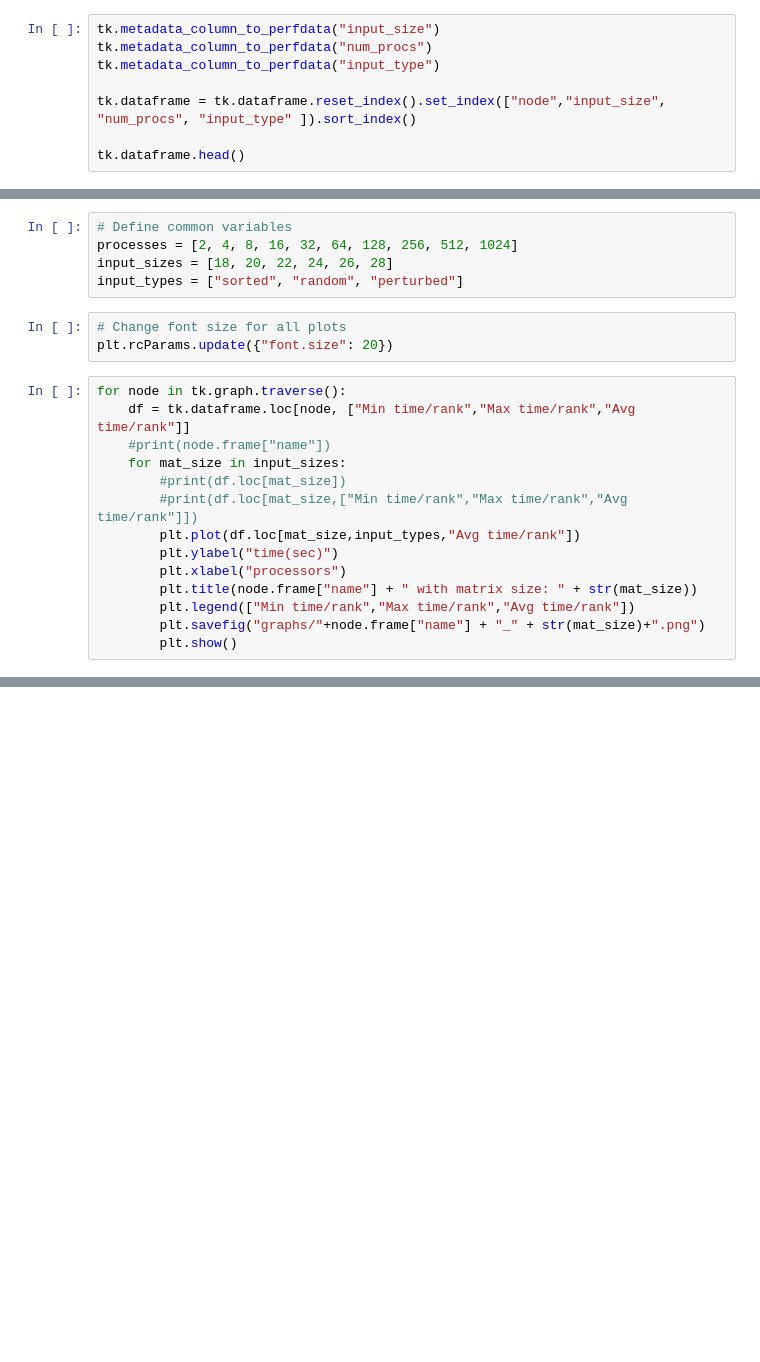
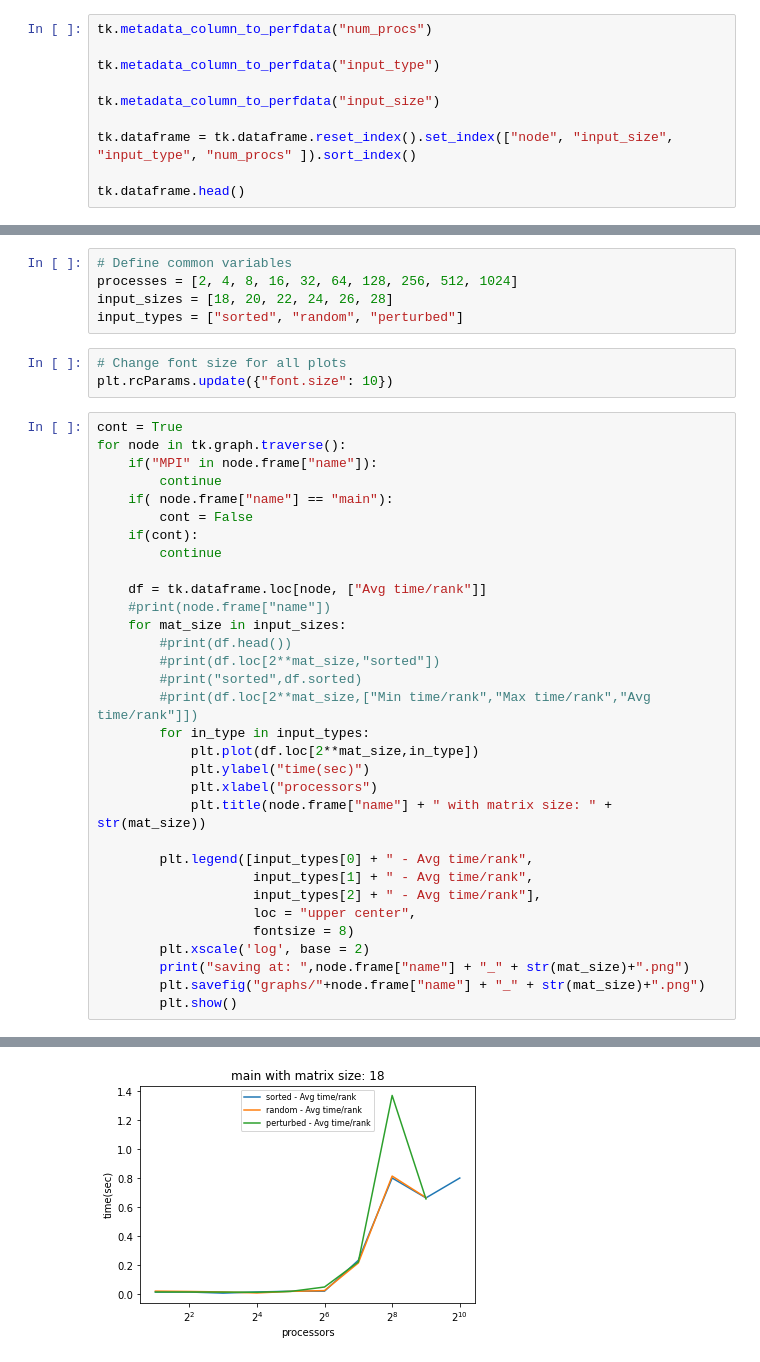
Before and after one commit to rsingh032503/Project_2024, a Jupyter notebook: radix_sort/radix_sort_analysis.ipynb, the cells around one changed output, grey strips where cells are left out. Drawn from its saved outputs; the diff is of its cells as text; blank space fills up the shorter version.

Commit message:
updated analysis and added graphs

```diff
--- a/radix_sort/radix_sort_analysis.ipynb
+++ b/radix_sort/radix_sort_analysis.ipynb
@@ -25,10 +84,12 @@ print(tk.tree(metric_column="Avg time/rank"))
 # %% [markdown]
 Group Performance data by `matrix_size` in the Thicket metadata table.
 # %%
-tk.metadata_column_to_perfdata("input_size")
 tk.metadata_column_to_perfdata("num_procs")
+
 tk.metadata_column_to_perfdata("input_type")
 
-tk.dataframe = tk.dataframe.reset_index().set_index(["node","input_size", "num_procs", "input_type" ]).sort_index()
+tk.metadata_column_to_perfdata("input_size")
+
+tk.dataframe = tk.dataframe.reset_index().set_index(["node", "input_size", "input_type", "num_procs" ]).sort_index()
 
 tk.dataframe.head()
@@ -39,18 +108,37 @@ input_sizes = [18, 20, 22, 24, 26, 28]
 input_types = ["sorted", "random", "perturbed"]
 # %%
 # Change font size for all plots
-plt.rcParams.update({"font.size": 20})
+plt.rcParams.update({"font.size": 10})
 # %%
+cont = True
 for node in tk.graph.traverse():
-    df = tk.dataframe.loc[node, ["Min time/rank","Max time/rank","Avg time/rank"]]
+    if("MPI" in node.frame["name"]):
+        continue
+    if( node.frame["name"] == "main"):
+        cont = False
+    if(cont):
+        continue
+
+    df = tk.dataframe.loc[node, ["Avg time/rank"]]
     #print(node.frame["name"])
     for mat_size in input_sizes:
-        #print(df.loc[mat_size])
-        #print(df.loc[mat_size,["Min time/rank","Max time/rank","Avg time/rank"]])
-        plt.plot(df.loc[mat_size,input_types,"Avg time/rank"])
-        plt.ylabel("time(sec)")
-        plt.xlabel("processors")
-        plt.title(node.frame["name"] + " with matrix size: " + str(mat_size))
-        plt.legend(["Min time/rank","Max time/rank","Avg time/rank"])
+        #print(df.head())
+        #print(df.loc[2**mat_size,"sorted"])
+        #print("sorted",df.sorted)
+        #print(df.loc[2**mat_size,["Min time/rank","Max time/rank","Avg time/rank"]])
+        for in_type in input_types:
+            plt.plot(df.loc[2**mat_size,in_type])
+            plt.ylabel("time(sec)")
+            plt.xlabel("processors")
+            plt.title(node.frame["name"] + " with matrix size: " + str(mat_size))
+
+        plt.legend([input_types[0] + " - Avg time/rank",
+                    input_types[1] + " - Avg time/rank",
+                    input_types[2] + " - Avg time/rank"],
+                    loc = "upper center",
+                    fontsize = 8)
+        plt.xscale('log', base = 2)
+        print("saving at: ",node.frame["name"] + "_" + str(mat_size)+".png")
         plt.savefig("graphs/"+node.frame["name"] + "_" + str(mat_size)+".png")
         plt.show()
+# %% [output]
@@ -56,0 +146 @@ for node in tk.graph.traverse():
+[figure, added]
```
Also changed, not shown: parts of 5 cells of this notebook, 54 other files.
